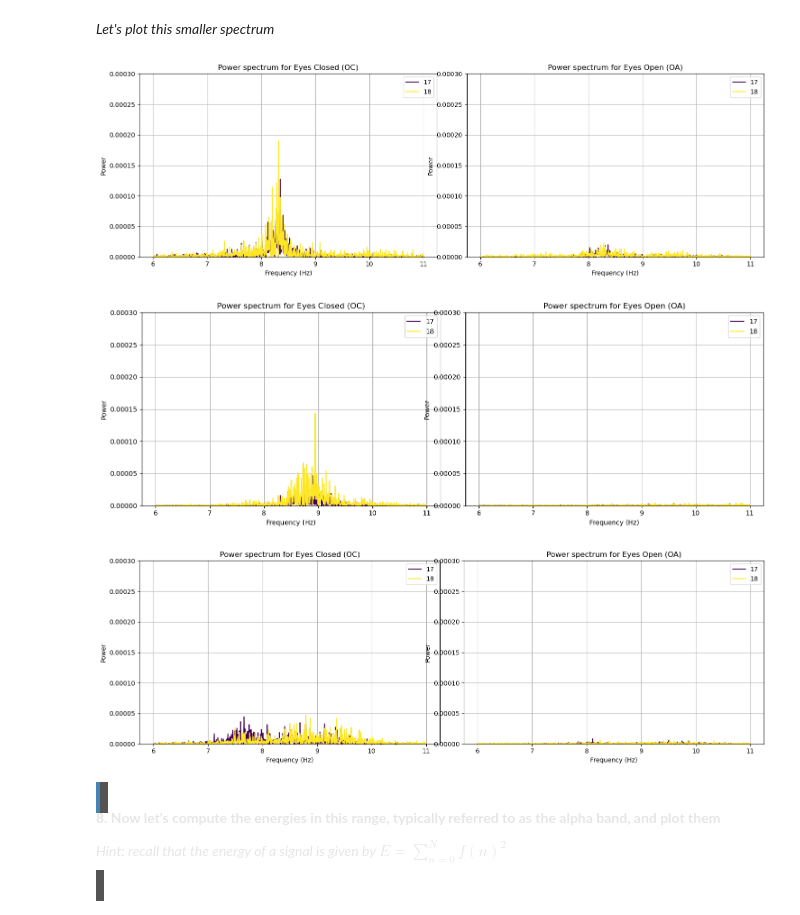
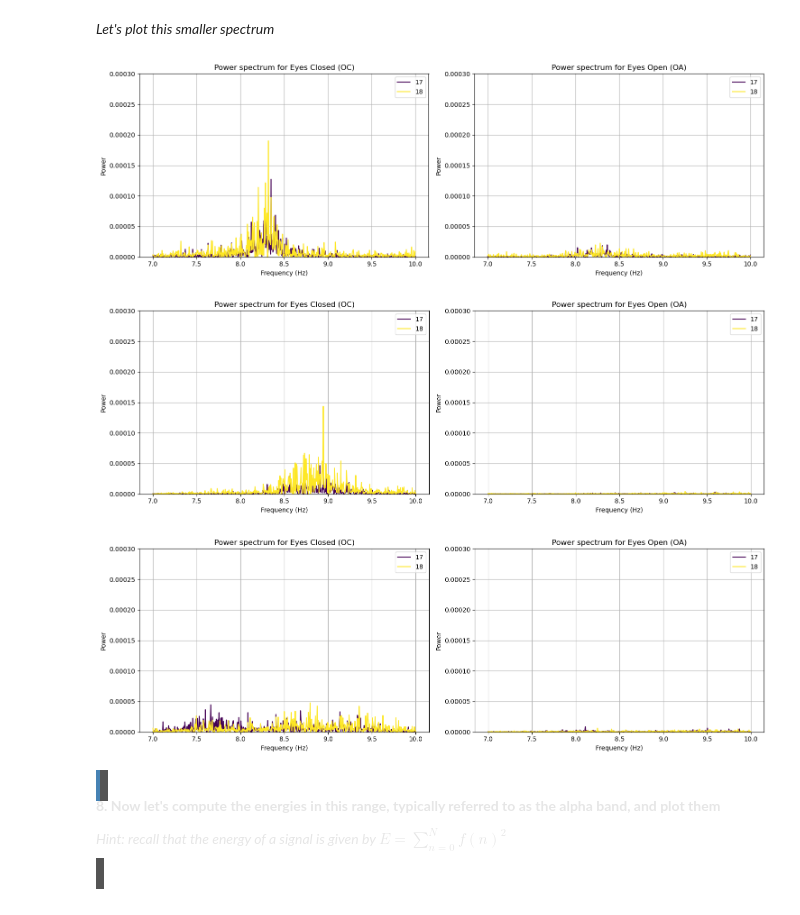
Before and after one commit to ilkire1003/Assignment-2, a Jupyter notebook: assignment_2/assignment_2.ipynb, the cells around one changed output. Saved outputs shown, nothing was run; the diff lists cells and outputs as text; code cells hidden in the pictures.

```diff
--- a/assignment_2/assignment_2.ipynb
+++ b/assignment_2/assignment_2.ipynb
@@ -32,7 +32,7 @@ data_oc_original = []
 sample_rate = 50
 sample_rate_original = 250
 
-for folder in tqdm(os.listdir(path_data), desc="Loading data"):
+for folder in os.listdir(path_data):
     for filename in os.listdir(join(path_data, folder)):
         df = pd.read_csv(join(path_data, folder, filename), sep=",", index_col=0)
         if "oa" in filename:
@@ -519,8 +539,11 @@ for segment in patient_indexes:
     plt.subplot(1, 2, 1)
     plot_power_spectrum_overlay(freqs_oc, power_spectrum_oc, channel_names, title=f"Power spectrum for Eyes Closed (OC)")
     plt.ylim([0, y_max])
+    plt.xlim([0, 25])
     plt.subplot(1, 2, 2)
     plot_power_spectrum_overlay(freqs_oa, power_spectrum_oa, channel_names, title=f"Power spectrum for Eyes Open (OA)")
     plt.ylim([0, y_max])
+    plt.xlim([0, 25])
+    plt.tight_layout()
     plt.show()
 # %% [output]
@@ -574,5 +596,6 @@ for segment in patient_indexes:
     plt.subplot(1, 2, 2)
     plot_power_spectrum_overlay(freqs_oa, power_spectrum_oa, channel_names[optical_channel_slice], title=f"Power spectrum for Eyes Open (OA)")
     plt.ylim([0, y_max])
+    plt.tight_layout()
     plt.show()
 # %% [output]
@@ -587,9 +610,9 @@ for segment in patient_indexes:
 
 </span>
 # %%
-#start around 6, 7, end at 11
-min_freq = 6
-max_freq = 11
+#start around 6, 7, end at 10
+min_freq = 7
+max_freq = 10
 
 power_spectra_oc = [compute_power_spectrum(arr, sampling_rate=sample_rate, min_freq=min_freq, max_freq=max_freq) for arr in data_oc_optical_channels]
 power_spectra_oa = [compute_power_spectrum(arr, sampling_rate=sample_rate, min_freq=min_freq, max_freq=max_freq) for arr
@@ -599,20 +622,21 @@ power_spectra_oa = [compute_power_spectrum(arr, sampling_rate=sample_rate, min_f
 # %%
 for idx in patient_indexes:
     freqs_oc, spectrum_oc = power_spectra_oc[idx]
     freqs_oa, spectrum_oa = power_spectra_oa[idx]
     plt.subplots(1, 2, figsize=(15, 5))
     plt.subplot(1, 2, 1)
     plot_power_spectrum_overlay(freqs_oc, spectrum_oc, ch_names=[17, 18,], title=f"Power spectrum for Eyes Closed (OC)")
     plt.ylim([0, y_max])
 
     plt.subplot(1, 2, 2)
     plot_power_spectrum_overlay(freqs_oa, spectrum_oa, ch_names=[17, 18,], title=f"Power spectrum for Eyes Open (OA)")
     plt.ylim([0, y_max])
+    plt.tight_layout()
     plt.show()
 # %% [output]
-[figure, old version]
+[figure, new version]
-[figure, old version]
+[figure, new version]
-[figure, old version]
+[figure, new version]
 # %% [markdown]
 <span style="color: #E6E6E6;">
 <span style="background-color: #545454; padding:8px; display:block; border-left:4px solid #4682b4">
```
Also changed, not shown: parts of 11 cells of this notebook.
